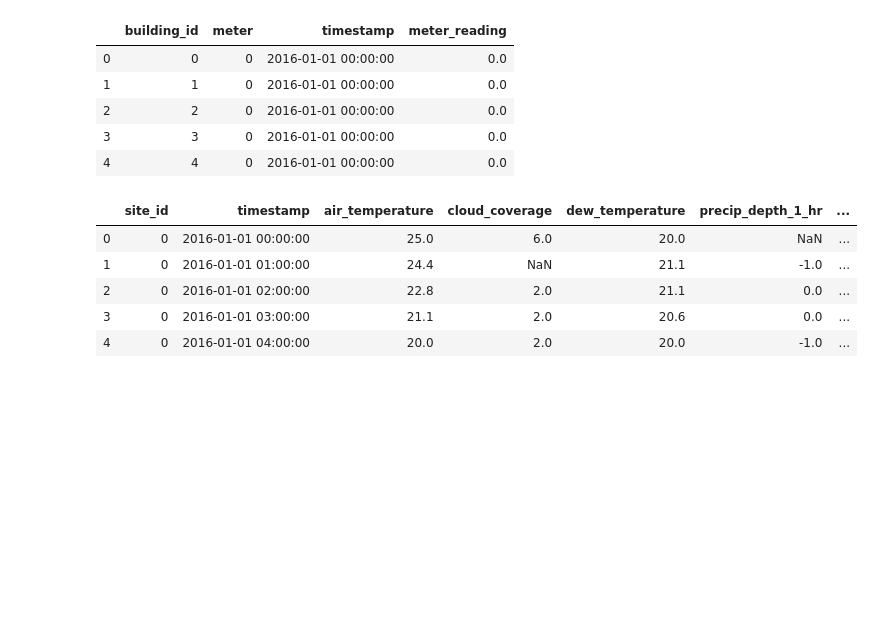
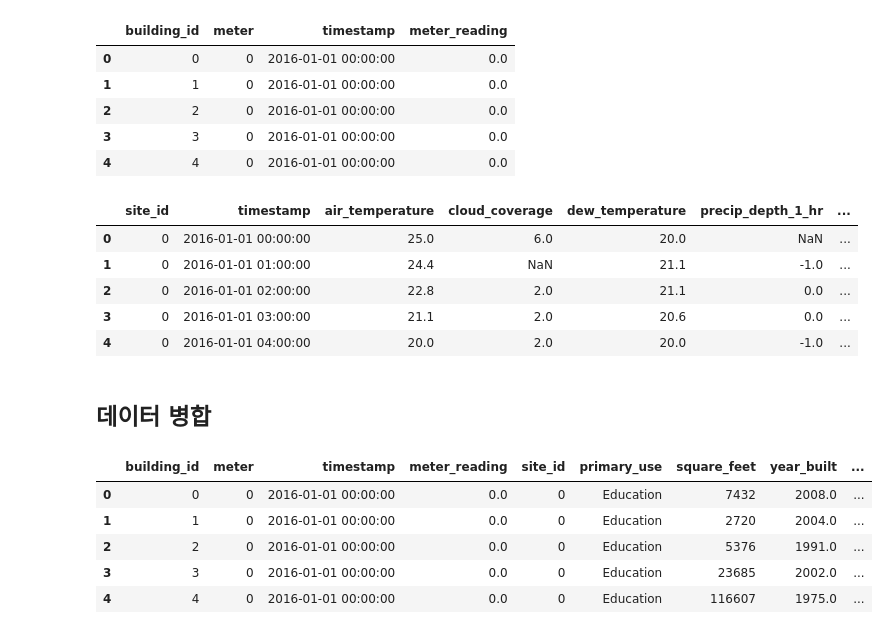
Before and after one commit to yjcho913/Kaggle, a Jupyter notebook: ashrae-energy-prediction.ipynb, the cells around one changed output. Drawn from its saved outputs; the diff is of its cells as text; code cells hidden in the pictures; blank space fills up the shorter version.

```diff
--- a/ashrae-energy-prediction.ipynb
+++ b/ashrae-energy-prediction.ipynb
@@ -9,3 +11,9 @@ import numpy as np
 metadata = pd.read_csv("./data/building_metadata.csv")
 train = pd.read_csv("./data/train.csv")
 weather_train = pd.read_csv("./data/weather_train.csv")
+# %%
+from google.colab import drive
+drive.mount('/content/gdrive')
+metadata = pd.read_csv("/content/gdrive/My Drive/kaggle/data/building_metadata.csv")
+train = pd.read_csv("/content/gdrive/My Drive/kaggle/data/train.csv")
+weather_train = pd.read_csv("/content/gdrive/My Drive/kaggle/data/weather_train.csv")
@@ -36,3 +46,16 @@ weather_train.head()
 | 2 | 0 | 2016-01-01 02:00:00 | 22.8 | 2.0 | 21.1 | 0.0 | ... |
 | 3 | 0 | 2016-01-01 03:00:00 | 21.1 | 2.0 | 20.6 | 0.0 | ... |
 | 4 | 0 | 2016-01-01 04:00:00 | 20.0 | 2.0 | 20.0 | -1.0 | ... |
+# %% [markdown]
+## 데이터 병합
+# %%
+data = pd.merge(train, metadata, on='building_id', how = 'left')
+data = pd.merge(data, weather_train, on = ['timestamp', 'site_id'], how = 'left')
+data.head()
+# %% [output]
+|  | building_id | meter | timestamp | meter_reading | site_id | primary_use | square_feet | year_built | ... |
+| 0 | 0 | 0 | 2016-01-01 00:00:00 | 0.0 | 0 | Education | 7432 | 2008.0 | ... |
+| 1 | 1 | 0 | 2016-01-01 00:00:00 | 0.0 | 0 | Education | 2720 | 2004.0 | ... |
+| 2 | 2 | 0 | 2016-01-01 00:00:00 | 0.0 | 0 | Education | 5376 | 1991.0 | ... |
+| 3 | 3 | 0 | 2016-01-01 00:00:00 | 0.0 | 0 | Education | 23685 | 2002.0 | ... |
+| 4 | 4 | 0 | 2016-01-01 00:00:00 | 0.0 | 0 | Education | 116607 | 1975.0 | ... |
```
Also changed, not shown: parts of 13 cells of this notebook.
